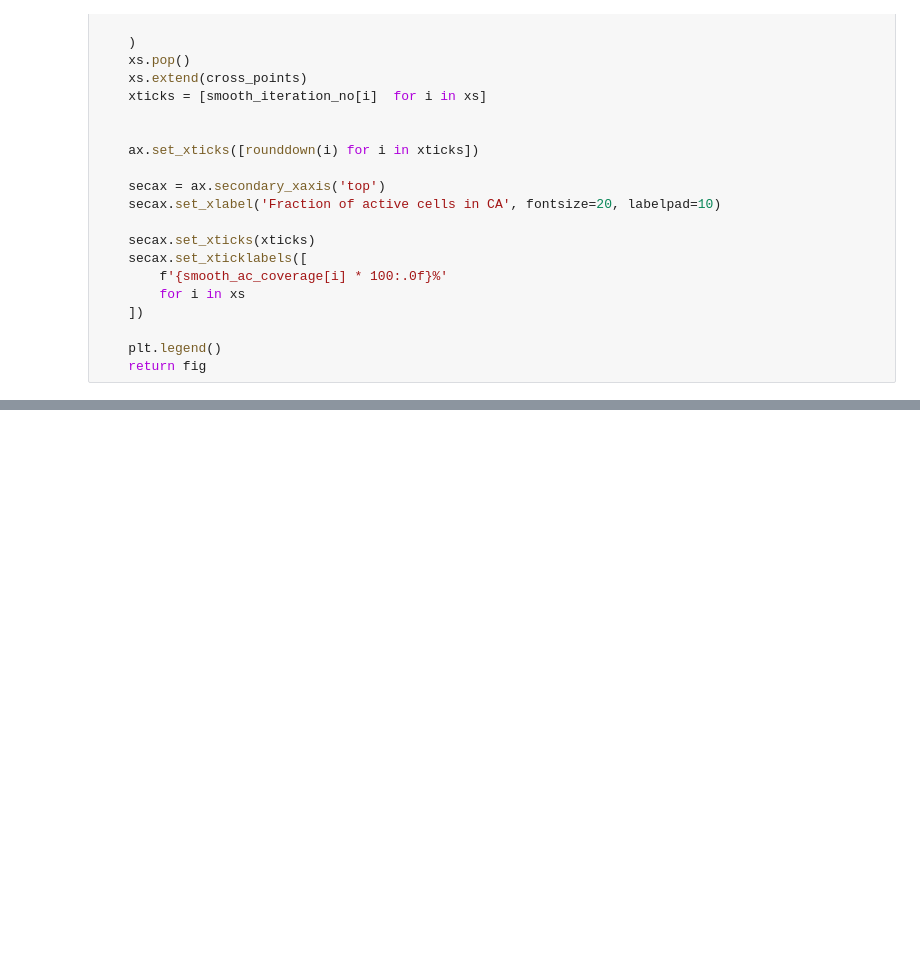
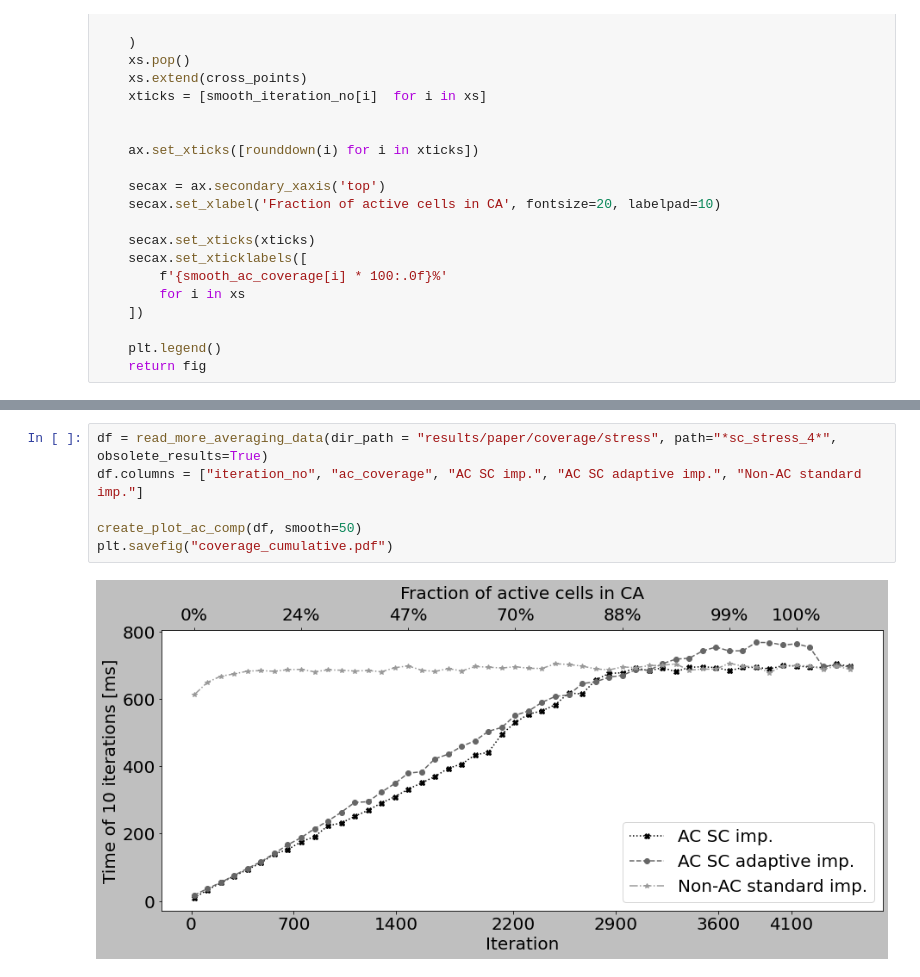
Before and after one commit to prenc/saturated-flow-thesis, a Jupyter notebook: notebooks/coverage_charts.ipynb, the cells around one changed output, grey strips where cells are left out. Drawn from its saved outputs; the diff is of its cells as text; blank space fills up the shorter version.

```diff
--- a/notebooks/coverage_charts.ipynb
+++ b/notebooks/coverage_charts.ipynb
@@ -122,3 +142,11 @@ def create_plot_ac_comp(df, cumulative=False, clean=3, smooth = 100, cross_pairs
+# %%
+df = read_more_averaging_data(dir_path = "results/paper/coverage/stress", path="*sc_stress_4*", obsolete_results=True)
+df.columns = ["iteration_no", "ac_coverage", "AC SC imp.", "AC SC adaptive imp.", "Non-AC standard imp."]
+
+create_plot_ac_comp(df, smooth=50)
+plt.savefig("coverage_cumulative.pdf")
+# %% [output]
+[figure, added]
 # %%
 df = read_more_averaging_data(dir_path = "results/paper/coverage/extreme", path="*naive_4*")
 
```
Also changed, not shown: parts of 6 cells of this notebook.
